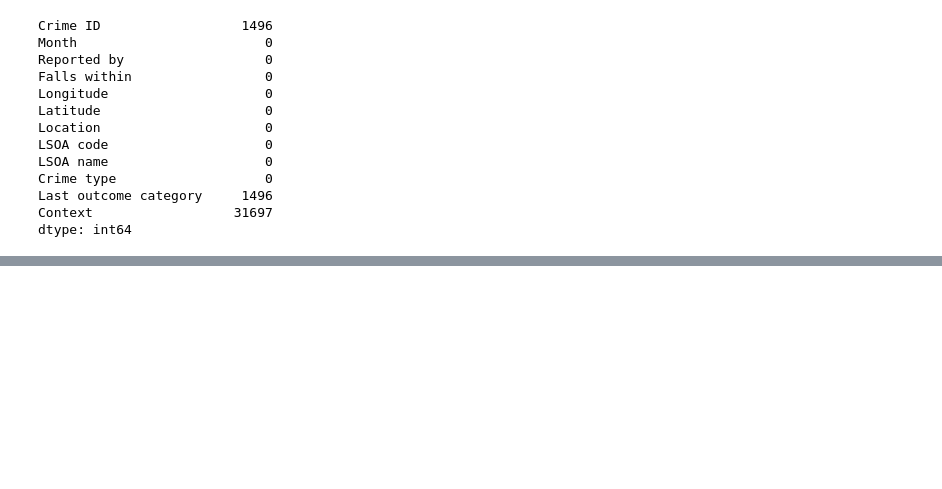
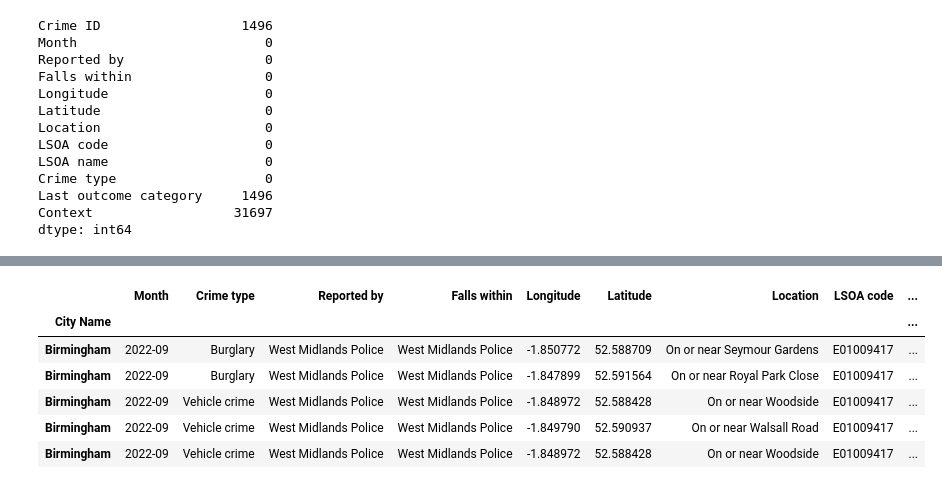
Before and after one commit to TonyHHNg/Team_Project_1, a Jupyter notebook: Crime_Data .ipynb, the cells around one changed output, grey strips where cells are left out. Cells and saved outputs as stored; diff of their text form; code cells hidden in the pictures; blank space fills up the shorter version.

```diff
--- a/Crime_Data .ipynb
+++ b/Crime_Data .ipynb
@@ -59,0 +67,14 @@ crime_data.head()
+# %%
+crime_data = crime_data.rename(columns= {
+                                                "LSOA name":"City Name"})
+new_crime_data = crime_data[["City Name", "Month", "Crime type", "Reported by", "Falls within", "Longitude", "Latitude", "Location", "LSOA code","Last outcome category", "Crime ID"]]
+new_crime_data = new_crime_data.set_index("City Name")
+new_crime_data.head()
+# %% [output]
+|  | Month | Crime type | Reported by | Falls within | Longitude | Latitude | Location | LSOA code | ... |
+| City Name |  |  |  |  |  |  |  |  | ... |
+| Birmingham | 2022-09 | Burglary | West Midlands Police | West Midlands Police | -1.850772 | 52.588709 | On or near Seymour Gardens | E01009417 | ... |
+| Birmingham | 2022-09 | Burglary | West Midlands Police | West Midlands Police | -1.847899 | 52.591564 | On or near Royal Park Close | E01009417 | ... |
+| Birmingham | 2022-09 | Vehicle crime | West Midlands Police | West Midlands Police | -1.848972 | 52.588428 | On or near Woodside | E01009417 | ... |
+| Birmingham | 2022-09 | Vehicle crime | West Midlands Police | West Midlands Police | -1.849790 | 52.590937 | On or near Walsall Road | E01009417 | ... |
+| Birmingham | 2022-09 | Vehicle crime | West Midlands Police | West Midlands Police | -1.848972 | 52.588428 | On or near Woodside | E01009417 | ... |
```
Also changed, not shown: parts of 4 cells of this notebook.
